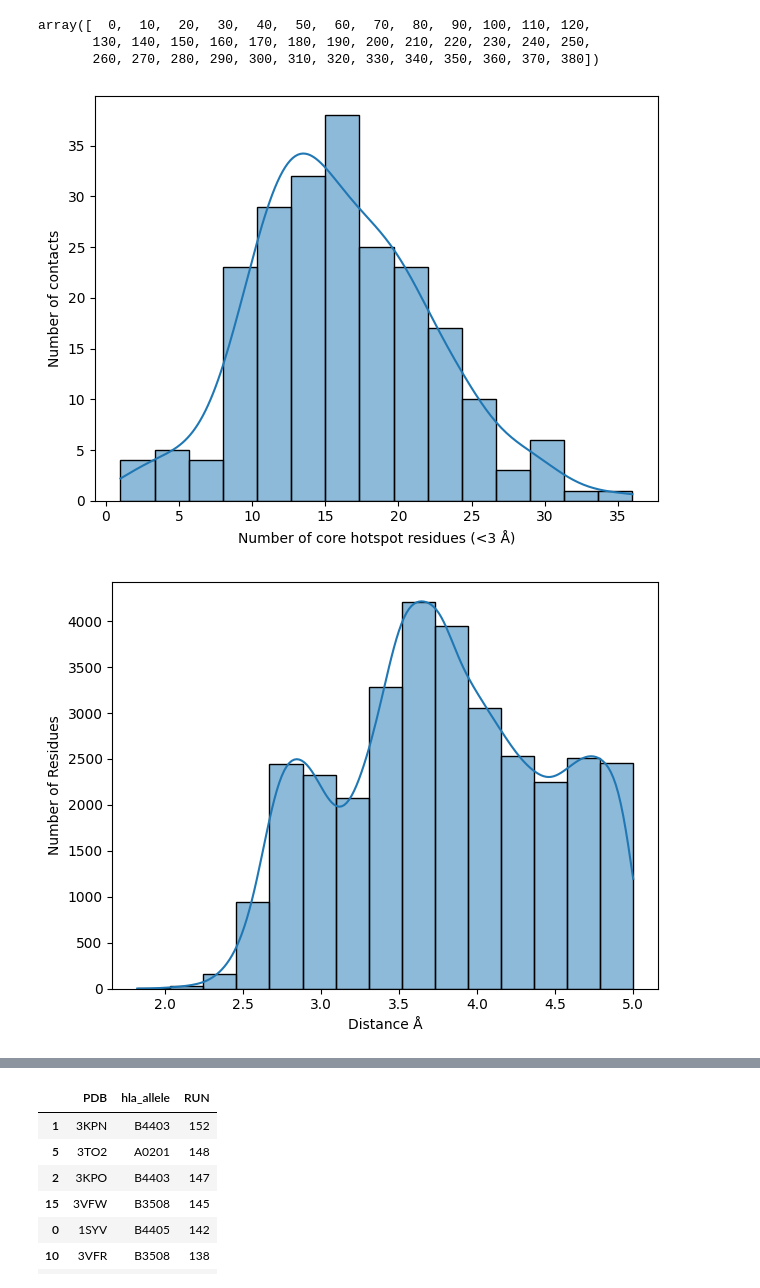
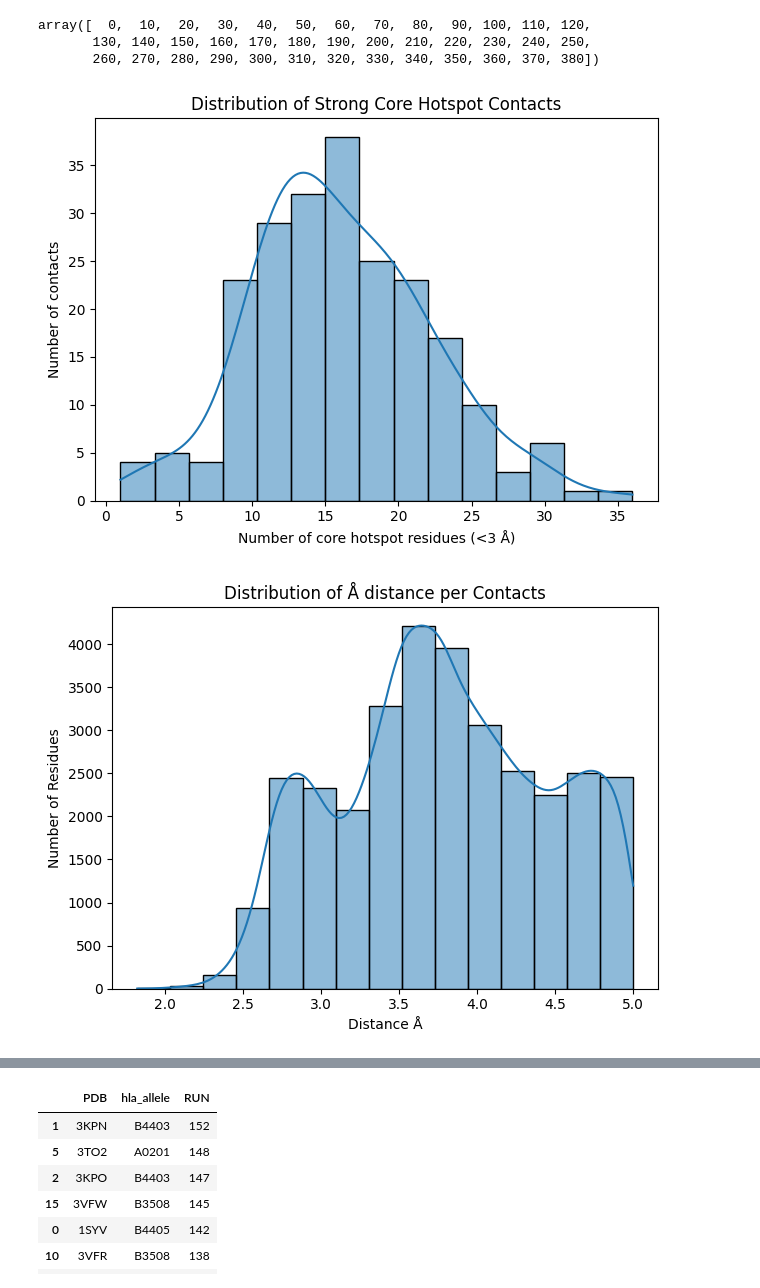
Before and after one commit to sermare/struct-mhc-dev, a Jupyter notebook: jupyter-notebook/RFD_eval.ipynb, the cells around one changed output, grey strips where cells are left out. Cells and saved outputs as stored; diff of their text form; code cells hidden in the pictures.

```diff
--- a/jupyter-notebook/RFD_eval.ipynb
+++ b/jupyter-notebook/RFD_eval.ipynb
@@ -1163,25 +481,17 @@ core_counts = (
 sns.histplot(core_counts['n_core_hotspot_residues'], bins=15, kde=True)
 plt.xlabel('Number of core hotspot residues (<3 Å)')
 plt.ylabel('Number of contacts')
-# plt.title('Distribution of Strong Core Hotspot Contacts')
+plt.title('Distribution of Strong Core Hotspot Contacts')
 plt.tight_layout()
-output_dir = '/global/scratch/users/sergiomar10/ESMCBA/ESMCBA/figures/'
-os.makedirs(output_dir, exist_ok=True)
-output_path = os.path.join(output_dir, f'THREEARMMAPS.pdf')
-plt.savefig(output_path, bbox_inches='tight')
 plt.show()
 # %% [output]
-[figure, old version]
+[figure, new version]
 # %%
 sns.histplot(interactions['min_distance'], bins=15, kde=True)
 plt.xlabel('Distance Å')
 plt.ylabel('Number of Residues')
-# plt.title('Distribution of Å distance per Contacts')
+plt.title('Distribution of Å distance per Contacts')
 plt.tight_layout()
-output_dir = '/global/scratch/users/sergiomar10/ESMCBA/ESMCBA/figures/'
-os.makedirs(output_dir, exist_ok=True)
-output_path = os.path.join(output_dir, f'DISTANCEARMSTRONG.pdf')
-plt.savefig(output_path, bbox_inches='tight')
 plt.show()
 # %% [output]
-[figure, old version]
+[figure, new version]
```
Also changed, not shown: parts of 83 cells of this notebook, 6 other files.
